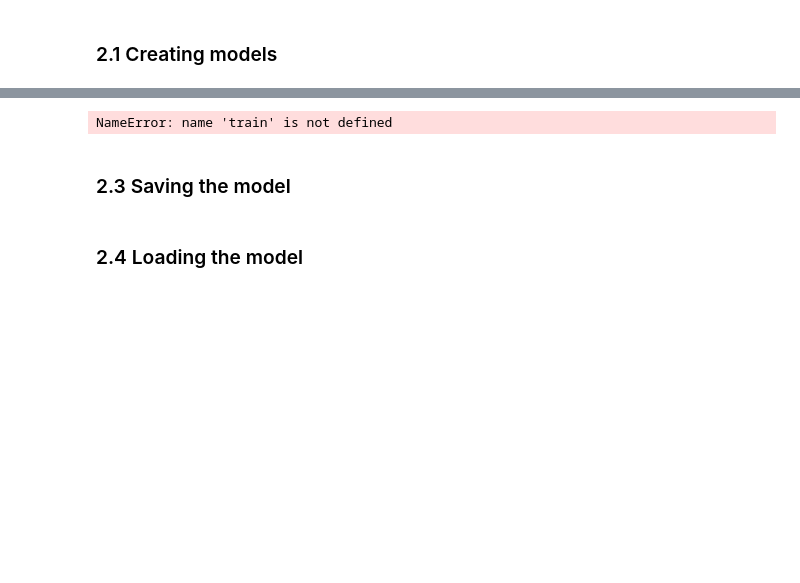
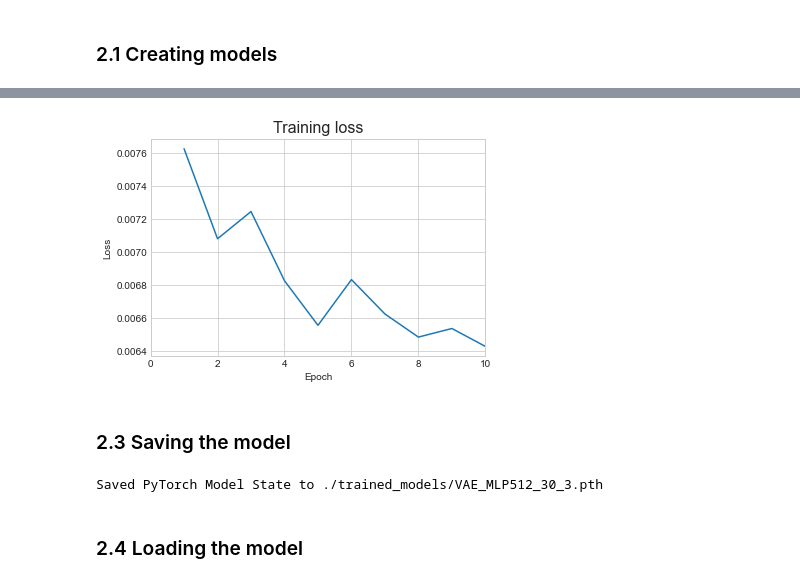
Before and after one commit to rombam/airfoilVAE, a Jupyter notebook: VAE.ipynb, the cells around one changed output, grey strips where cells are left out. Drawn from its saved outputs; the diff is of its cells as text; code cells hidden in the pictures; blank space fills up the shorter version.

```diff
--- a/VAE.ipynb
+++ b/VAE.ipynb
@@ -250,7 +250,7 @@ X = airfoil_df_norm.drop(['Cl', 'Cd', 'Cm', 'ReynoldsNumber', 'MachNumber', 'alp
 training_data, test_data = torch_test_split(X, X, test_size=0.2)
 
 # Data loaders
-batch_size = 1024
+batch_size = 128
 
 train_dataloader = DataLoader(training_data, batch_size=batch_size)
 test_dataloader = DataLoader(test_data, batch_size=batch_size)
@@ -326,7 +407,6 @@ EncoderDecoder(
 # %%
 # Loss function and optimizer
 # As per Moin et al. (2021), use MSE loss and Adam optimizer.
-loss_fn = nn.MSELoss()
 optimizer = torch.optim.Adam(model.parameters(), lr=0.0005, betas=(0.9, 0.999), eps=1e-08, weight_decay=0)
 # %%
 # Define train and test functions
@@ -338,7 +418,7 @@ def train(dataloader, model, loss_fn, optimizer, loss_output = None):
 
         # Compute prediction error
         pred = model(X)
-        loss = loss_fn(pred, y)
+        loss = loss_fn(pred, M_N=batch_size/size)
 
         # Backpropagation
         optimizer.zero_grad()
@@ -353,24 +433,25 @@ def train(dataloader, model, loss_fn, optimizer, loss_output = None):
         loss_output.append(loss.item())
 
 def test(dataloader, model, loss_fn):
+    size = len(dataloader.dataset)
     num_batches = len(dataloader)
     model.eval()
     test_loss = 0
     with torch.no_grad():
         for X, y in dataloader:
             X, y = X.to(device), y.to(device)
-            pred = model(X)
-            test_loss += loss_fn(pred, y).item()
+            pred = model.forward(X)
+            test_loss += loss_fn(pred, M_N=batch_size/size).item()
     test_loss /= num_batches
     print(f"Avg loss: {test_loss:>8f} \n")
 # %%
 # Run training
-epochs = 150
+epochs = 10
 loss_plot = []
 for t in range(epochs):
     print(f"Epoch {t+1}\n-------------------------------")
-    train(train_dataloader, model, loss_fn, optimizer, loss_output = loss_plot)
-    test(test_dataloader, model, loss_fn)
+    train(train_dataloader, model, model.loss_function, optimizer, loss_output = loss_plot)
+    test(test_dataloader, model, model.loss_function)
 print("Done!")
 
 # Loss plot
@@ -386,15 +482,17 @@ Epoch 1
-NameError: name 'train' is not defined
+[figure, added]
 # %% [markdown]
 ### 2.3 Saving the model
 # %%
-save_model = False
-model_name = "AE_MLP128_30_"+str(num_features)+".pth"
+save_model = True
+model_name = "VAE_MLP512_30_"+str(latent_dim)+".pth"
 if save_model:
     trained_root = "./trained_models/"
 
     model_path = trained_root + model_name
     torch.save(model.state_dict(), model_path)
     print(f"Saved PyTorch Model State to {model_path}")
+# %% [output]
+Saved PyTorch Model State to ./trained_models/VAE_MLP512_30_3.pth
 # %% [markdown]
 ### 2.4 Loading the model
 # %%
```
Also changed, not shown: parts of 10 cells of this notebook, 28 other files.
